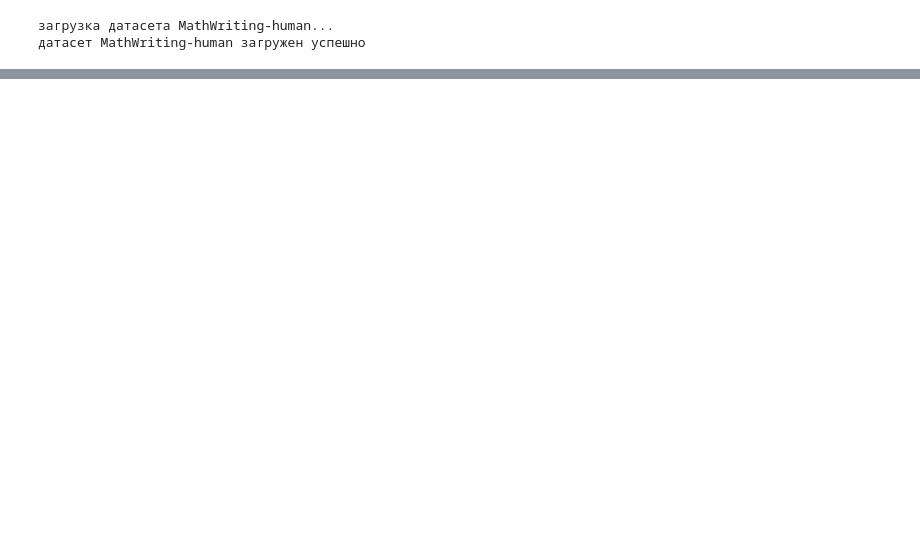
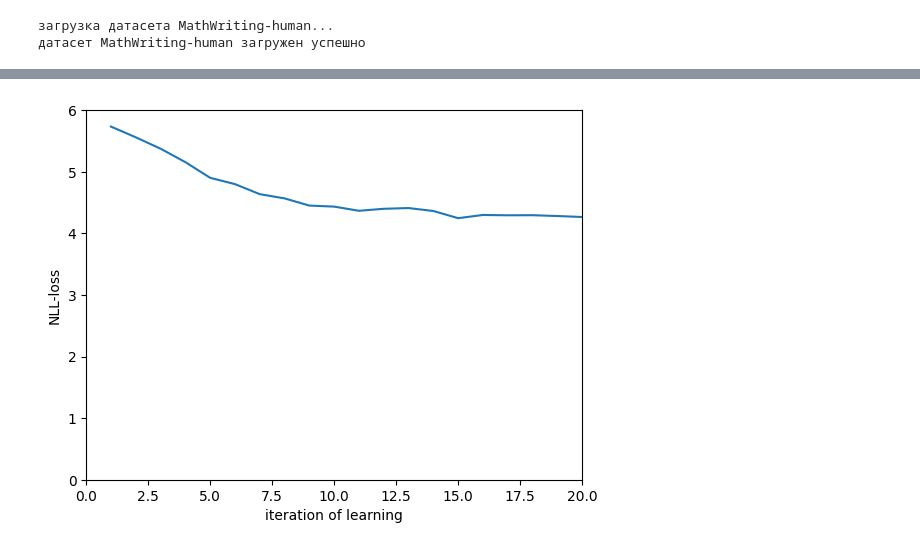
Before and after one commit to KKivik/AiBoardNotes, a Jupyter notebook: train.ipynb, the cells around one changed output, grey strips where cells are left out. Saved outputs shown, nothing was run; the diff lists cells and outputs as text; code cells hidden in the pictures; blank space fills up the shorter version.

```diff
--- a/train.ipynb
+++ b/train.ipynb
@@ -421,0 +651,7 @@ tensor([-0.0344,  0.1277, -0.0517,  0.0824, -0.1070, -0.1194,  0.0905, -0.0853,
+# %%
+def show_loss(losses):
+    plt.plot(np.arange(1., len(losses) + 1, 1), losses)
+    plt.ylabel('NLL-loss')
+    plt.xlabel('iteration of learning')
+    plt.axis((0, len(losses), 0, 6))
+    plt.show()
@@ -421,0 +662,5 @@ tensor([-0.0344,  0.1277, -0.0517,  0.0824, -0.1070, -0.1194,  0.0905, -0.0853,
+# %%
+import pickle
+
+with open('checkpoints_first/loss_logs.pkl', 'rb') as file:
+    losses = pickle.load(file)
@@ -421,0 +690,4 @@ tensor([-0.0344,  0.1277, -0.0517,  0.0824, -0.1070, -0.1194,  0.0905, -0.0853,
+# %%
+show_loss(losses)
+# %% [output]
+[figure, added]
```
Also changed, not shown: parts of 49 cells of this notebook, 6 other files.
